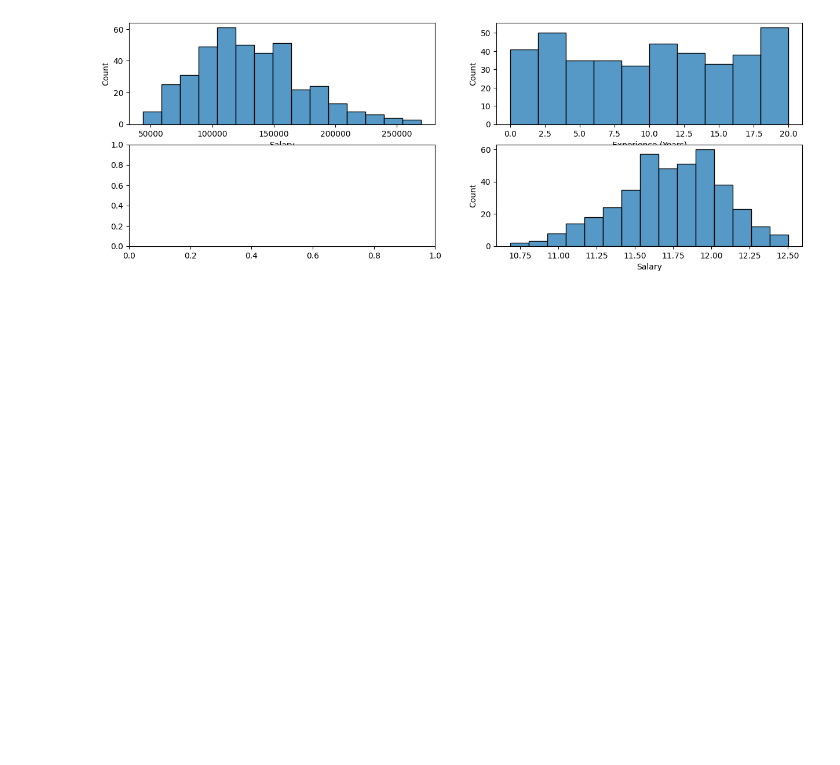
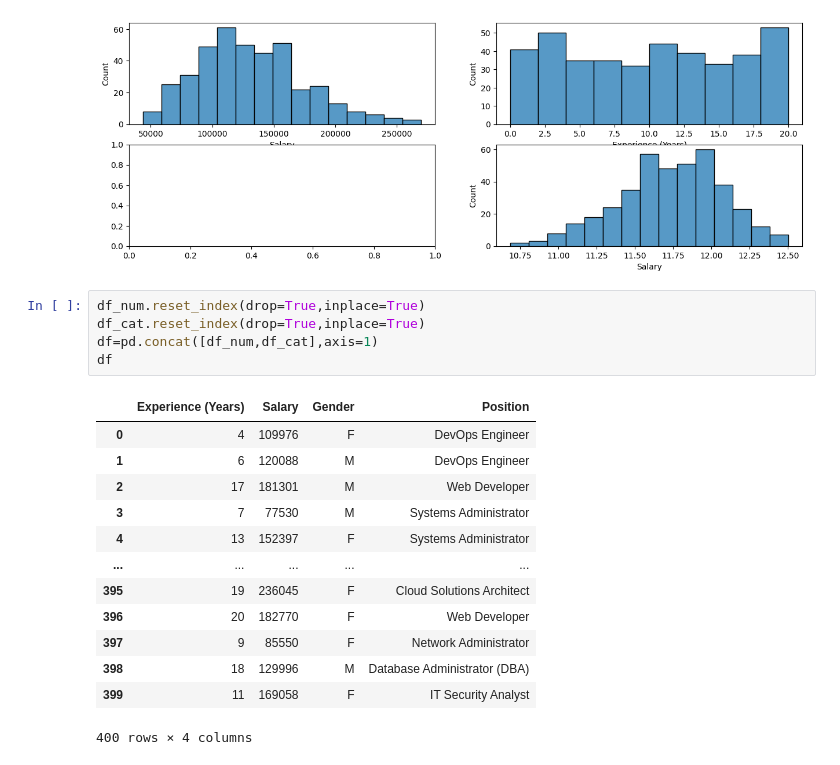
Before and after one commit to Farazmghm/Business-Machine-Learning-and-EDA, a Jupyter notebook: IT_employees.ipynb, the cells around one changed output. Cells and saved outputs as stored; diff of their text form; blank space fills up the shorter version.

```diff
--- a/IT_employees.ipynb
+++ b/IT_employees.ipynb
@@ -145,3 +145,22 @@ sns.histplot(np.log(df['Salary']))
 # %% [output]
 <Axes: xlabel='Salary', ylabel='Count'>
 [figure]
+# %%
+df_num.reset_index(drop=True,inplace=True)
+df_cat.reset_index(drop=True,inplace=True)
+df=pd.concat([df_num,df_cat],axis=1)
+df
+# %% [output]
+|  | Experience (Years) | Salary | Gender | Position |
+| 0 | 4 | 109976 | F | DevOps Engineer |
+| 1 | 6 | 120088 | M | DevOps Engineer |
+| 2 | 17 | 181301 | M | Web Developer |
+| 3 | 7 | 77530 | M | Systems Administrator |
+| 4 | 13 | 152397 | F | Systems Administrator |
+| ... | ... | ... | ... | ... |
+| 395 | 19 | 236045 | F | Cloud Solutions Architect |
+| 396 | 20 | 182770 | F | Web Developer |
+| 397 | 9 | 85550 | F | Network Administrator |
+| 398 | 18 | 129996 | M | Database Administrator (DBA) |
+| 399 | 11 | 169058 | F | IT Security Analyst |
+400 rows × 4 columns
```
Also changed, not shown: parts of 6 cells of this notebook.
